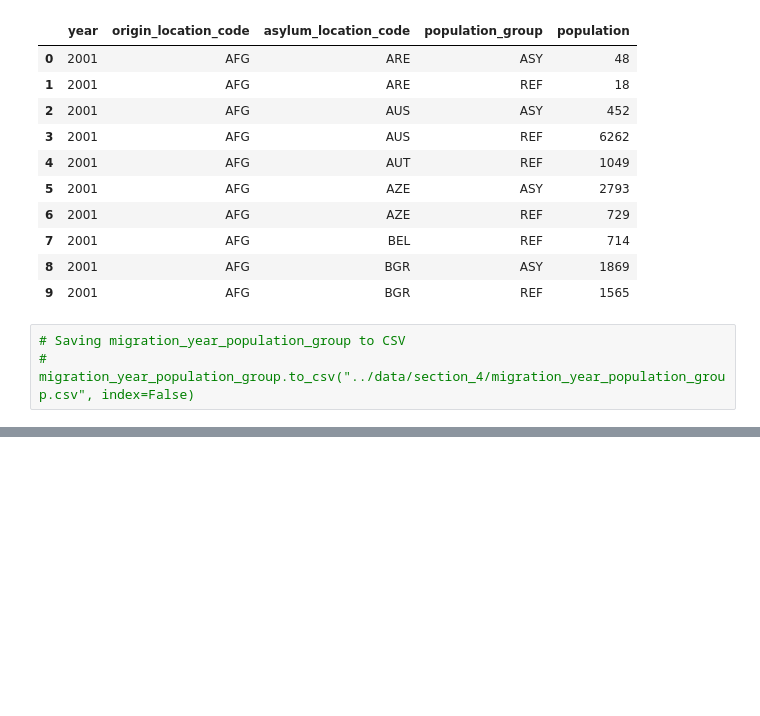
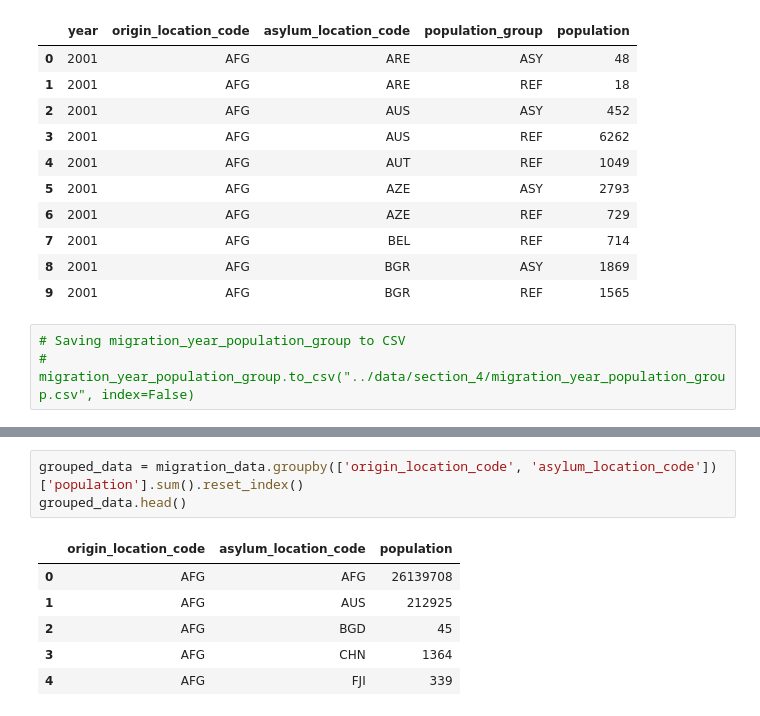
Before and after one commit to group-pi-dataviz/group-pi-dataviz.github.io, a Jupyter notebook: scripts/data_prepocessing_parte5.ipynb, the cells around one changed output, grey strips where cells are left out. Saved outputs shown, nothing was run; the diff lists cells and outputs as text; blank space fills up the shorter version.

```diff
--- a/scripts/data_prepocessing_parte5.ipynb
+++ b/scripts/data_prepocessing_parte5.ipynb
@@ -1284,0 +1290,10 @@ migration_year_population_group.head(10)
+# %%
+grouped_data = migration_data.groupby(['origin_location_code', 'asylum_location_code'])['population'].sum().reset_index()
+grouped_data.head()
+# %% [output]
+|  | origin_location_code | asylum_location_code | population |
+| 0 | AFG | AFG | 26139708 |
+| 1 | AFG | AUS | 212925 |
+| 2 | AFG | BGD | 45 |
+| 3 | AFG | CHN | 1364 |
+| 4 | AFG | FJI | 339 |
```
Also changed, not shown: parts of 5 cells of this notebook, 4 other files.
